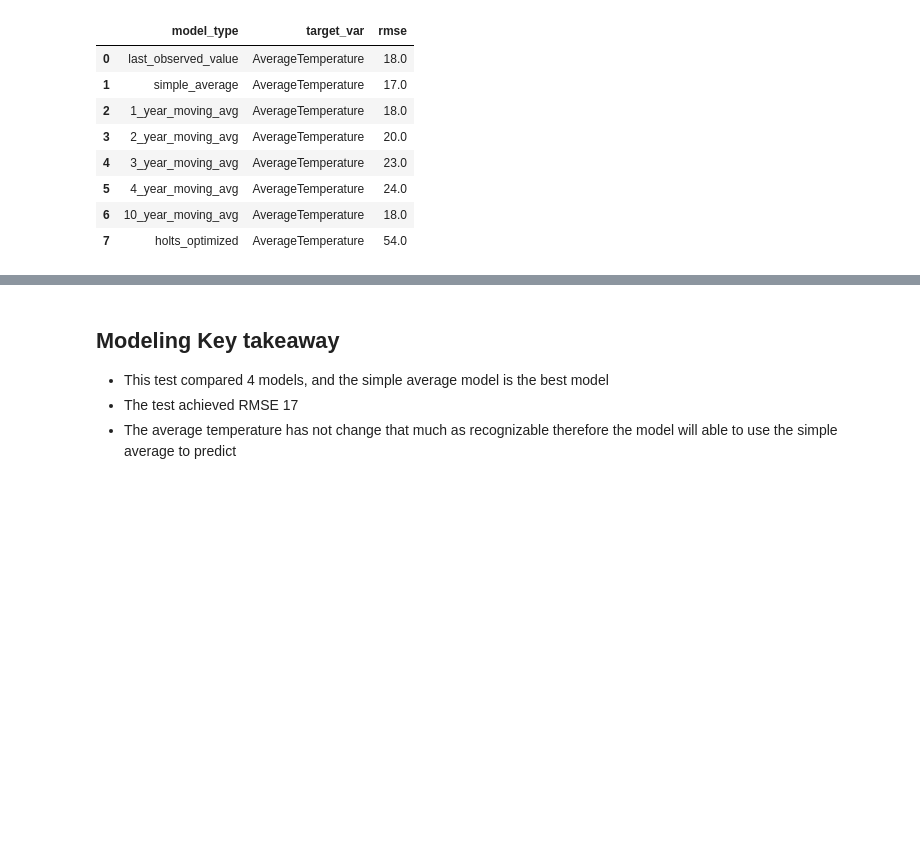
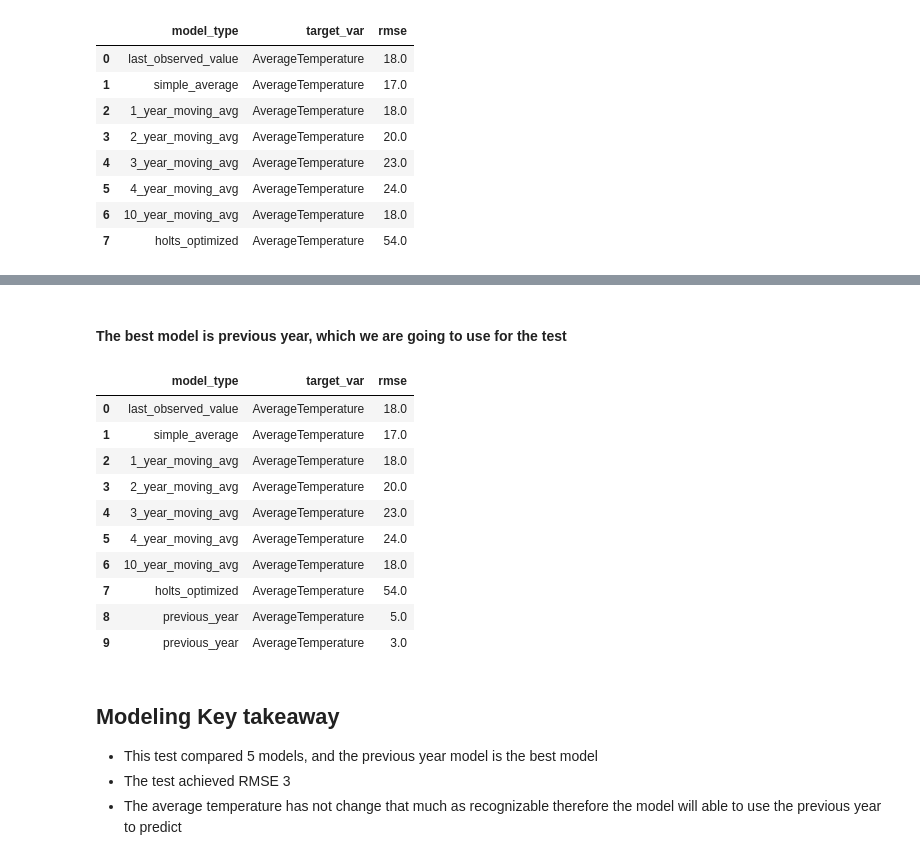
Before and after one commit to QinzhiChen/time_series_project, a Jupyter notebook: final_notebook.ipynb, the cells around one changed output, grey strips where cells are left out. Saved outputs shown, nothing was run; the diff lists cells and outputs as text; code cells hidden in the pictures; blank space fills up the shorter version.

```diff
--- a/final_notebook.ipynb
+++ b/final_notebook.ipynb
@@ -368,0 +363,12 @@ model_df
+# %%
+# set the environment up
+train = climate_df[:'1906']
+validate = climate_df['1907']
+validatet=climate_df[:'1970']
+testt = climate_df['1971']
+
+print(train.shape)
+print(validate.shape)
+print(test.shape)
+
+train.head()
@@ -368,0 +386,8 @@ model_df
+# %%
+# create yhat
+yhat_df = train['1906'] + train.diff(12).mean()
+# %%
+# put it into model and get RMSE
+model_df = amodel_df(model_type = "previous_year",
+                            target_var = col)
+model_df
@@ -369,8 +405,38 @@ model_df
+# %% [markdown]
+#### The best model is previous year, which we are going to use for the test
+# %%
+# environment set up for the test
+def fmodel_df(model_type, target_var):
+    rmse = round(sqrt(mean_squared_error(testt[target_var], yhat_df[target_var])), 0)
+    d = {'model_type': [model_type], 'target_var': [target_var],
+        'rmse': [rmse]}
+    d = pd.DataFrame(d)
+    return model_df.append(d, ignore_index = True)
+# %%
+# We will use the previous year for this final test
+yhat_df = validatet['1970'] + validatet.diff(12).mean()
+pd.concat([yhat_df.head(1), validatet.tail(1)])
+
+model_df = fmodel_df(model_type = "previous_year",
+                            target_var = 'AverageTemperature')
+model_df
+# %% [output]
+|  | model_type | target_var | rmse |
+| 0 | last_observed_value | AverageTemperature | 18.0 |
+| 1 | simple_average | AverageTemperature | 17.0 |
+| 2 | 1_year_moving_avg | AverageTemperature | 18.0 |
+| 3 | 2_year_moving_avg | AverageTemperature | 20.0 |
+| 4 | 3_year_moving_avg | AverageTemperature | 23.0 |
+| 5 | 4_year_moving_avg | AverageTemperature | 24.0 |
+| 6 | 10_year_moving_avg | AverageTemperature | 18.0 |
+| 7 | holts_optimized | AverageTemperature | 54.0 |
+| 8 | previous_year | AverageTemperature | 5.0 |
+| 9 | previous_year | AverageTemperature | 3.0 |
 # %% [markdown]
 ## Modeling Key takeaway
-- This test compared 4 models, and the simple average model is the best model
-- The test achieved RMSE 17
-- The average temperature has not change that much as recognizable therefore the model will able to use the simple average to predict
+- This test compared 5 models, and the previous year model is the best model
+- The test achieved RMSE 3
+- The average temperature has not change that much as recognizable therefore the model will able to use the previous year to predict
 # %% [markdown]
 # Recommendation, Conclusion, and Next Step
 ## Recommendation
```
Also changed, not shown: parts of 7 cells of this notebook.
